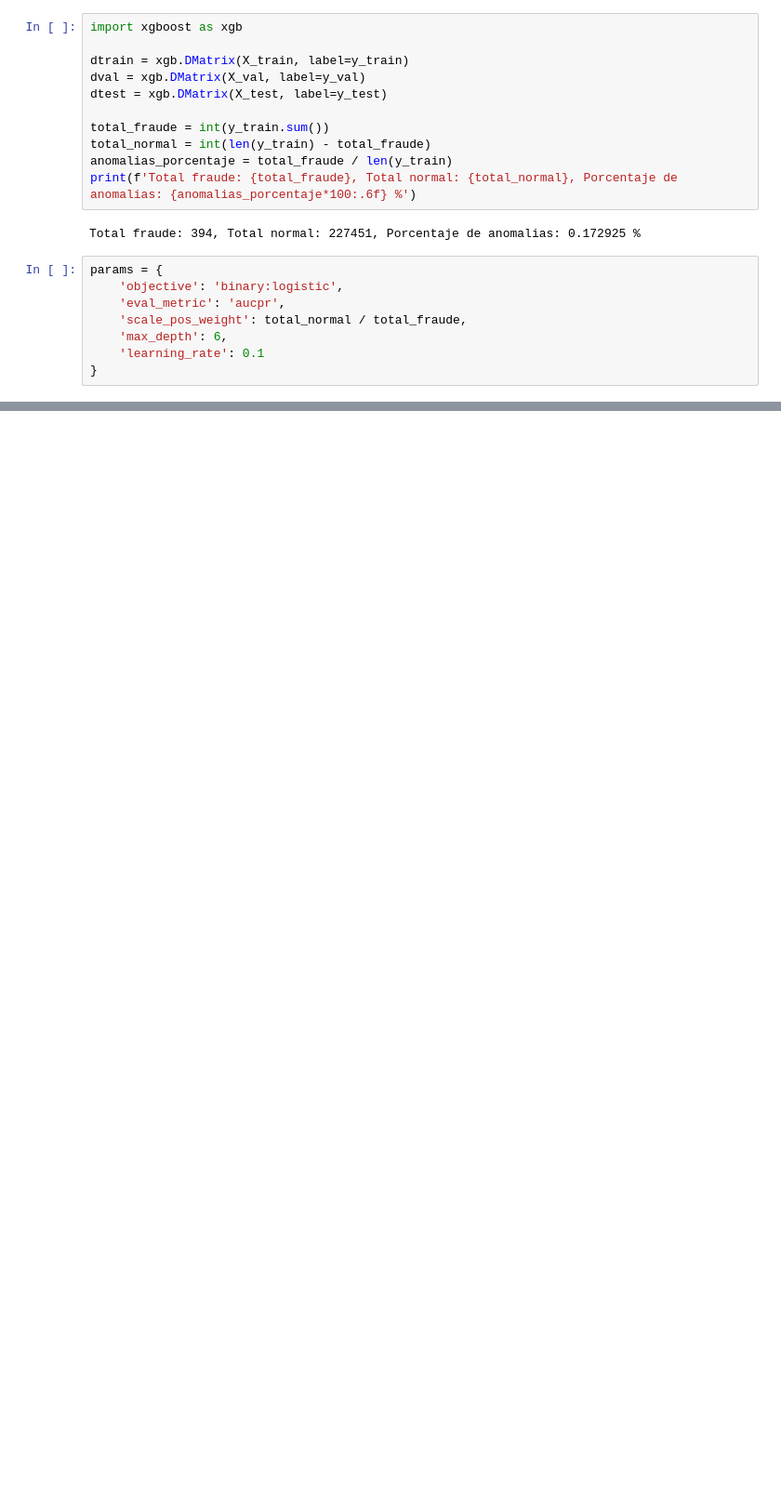
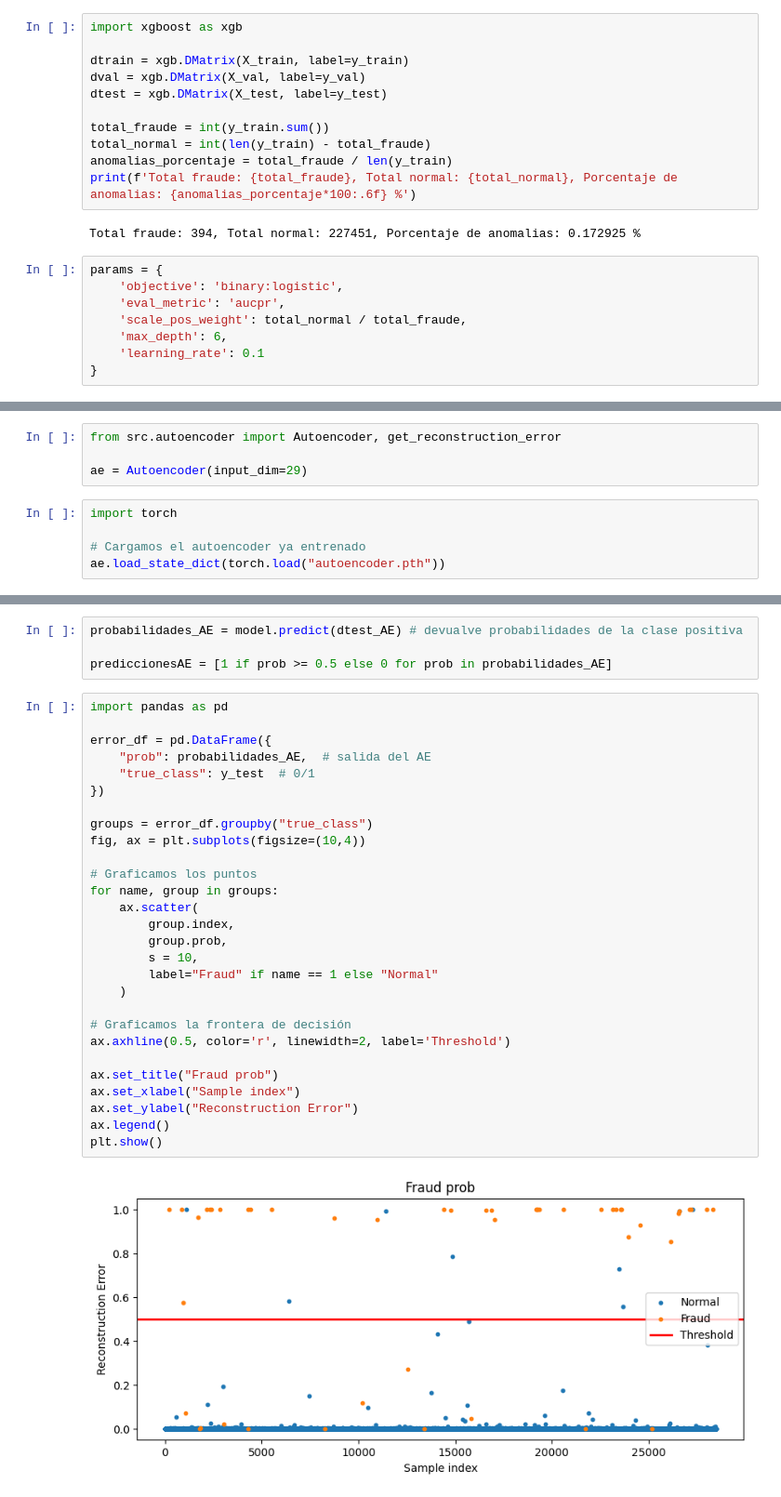
Before and after one commit to adr-00/creditcard-fraud-detection-ml, a Jupyter notebook: notebooks/xgboost-practice.ipynb, the cells around one changed output, grey strips where cells are left out. Shown at 93% size. Saved outputs shown, nothing was run; the diff lists cells and outputs as text; blank space fills up the shorter version.

```diff
--- a/notebooks/xgboost-practice.ipynb
+++ b/notebooks/xgboost-practice.ipynb
@@ -127,0 +166,9 @@ plt.show()
+# %%
+from src.autoencoder import Autoencoder, get_reconstruction_error
+
+ae = Autoencoder(input_dim=29)
+# %%
+import torch
+
+# Cargamos el autoencoder ya entrenado
+ae.load_state_dict(torch.load("autoencoder.pth"))
@@ -127,0 +242,34 @@ plt.show()
+# %%
+probabilidades_AE = model.predict(dtest_AE) # devualve probabilidades de la clase positiva
+
+prediccionesAE = [1 if prob >= 0.5 else 0 for prob in probabilidades_AE]
+# %%
+import pandas as pd
+
+error_df = pd.DataFrame({
+    "prob": probabilidades_AE,  # salida del AE
+    "true_class": y_test  # 0/1
+})
+
+groups = error_df.groupby("true_class")
+fig, ax = plt.subplots(figsize=(10,4))
+
+# Graficamos los puntos
+for name, group in groups:
+    ax.scatter(
+        group.index,
+        group.prob,
+        s = 10,
+        label="Fraud" if name == 1 else "Normal"
+    )
+
+# Graficamos la frontera de decisión
+ax.axhline(0.5, color='r', linewidth=2, label='Threshold')
+
+ax.set_title("Fraud prob")
+ax.set_xlabel("Sample index")
+ax.set_ylabel("Reconstruction Error")
+ax.legend()
+plt.show()
+# %% [output]
+[figure, added]
```
Also changed, not shown: parts of 16 cells of this notebook, 9 other files.
